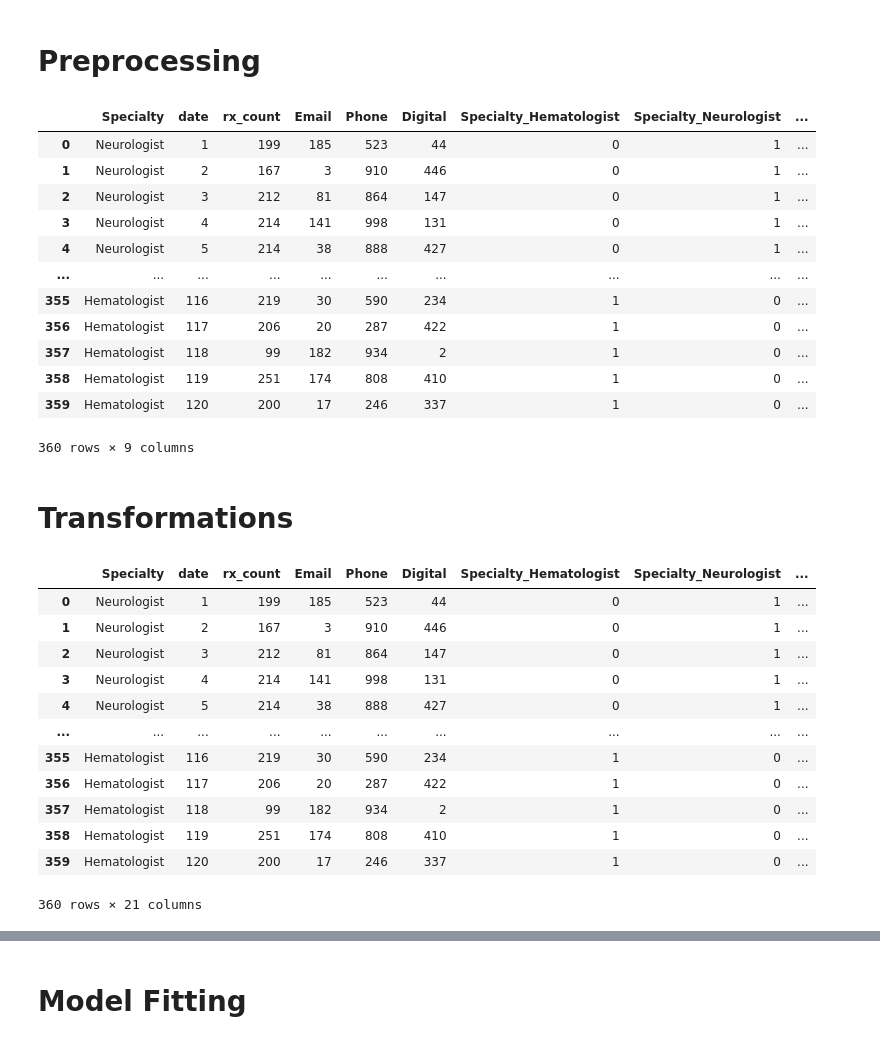
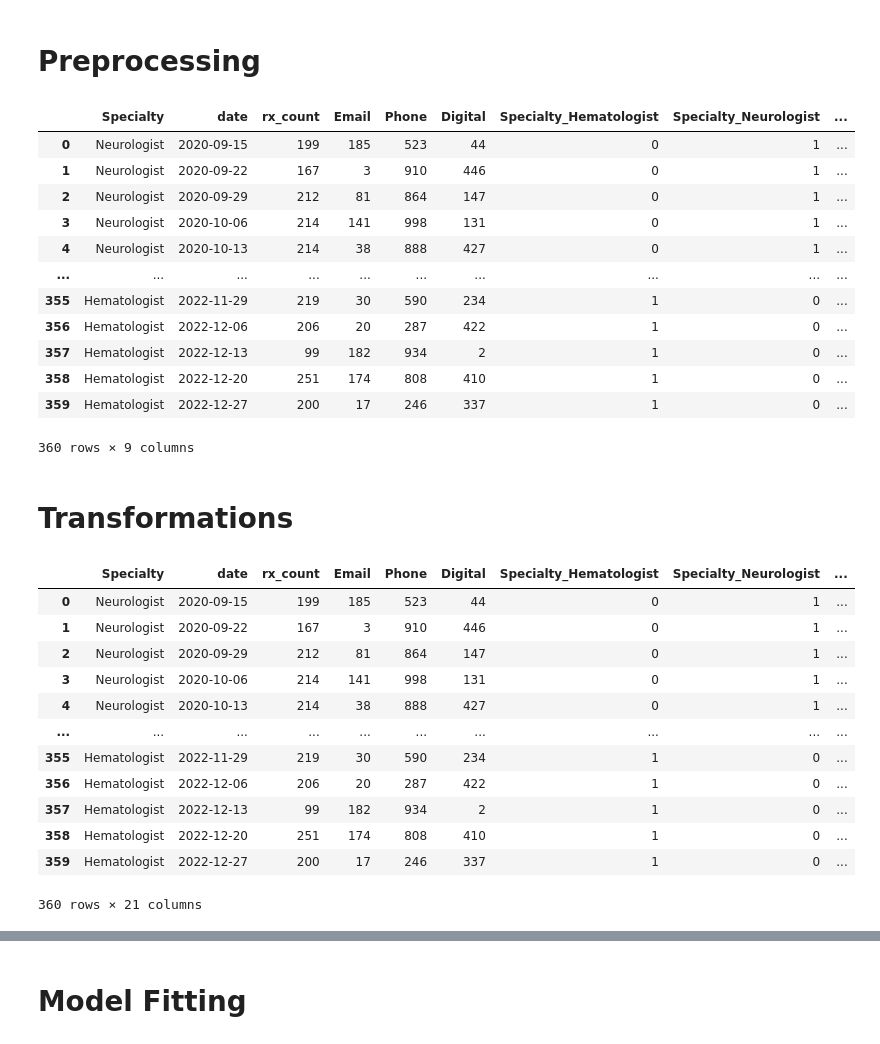
Before and after one commit to hsingh-mdsol/promotional_response_rf, a Jupyter notebook: research/sim_data_r_multi_model.ipynb, the cells around one changed output, grey strips where cells are left out. Drawn from its saved outputs; the diff is of its cells as text; code cells hidden in the pictures.

```diff
--- a/research/sim_data_r_multi_model.ipynb
+++ b/research/sim_data_r_multi_model.ipynb
@@ -36,20 +36,21 @@ The autoreload extension is already loaded. To reload it, use:
 # Preprocessing
 # %%
 df_pp = pd.read_csv('sim_data_r (1).csv')
+df_pp['date'] = pd.to_datetime(df_pp['date'])
 df_pp.drop(['Unnamed: 0'], axis=1, inplace=True)
 df_pp = pd.concat([df_pp, pd.get_dummies(df_pp[['Specialty']])], axis=1)
 df_pp
 # %% [output]
 |  | Specialty | date | rx_count | Email | Phone | Digital | Specialty_Hematologist | Specialty_Neurologist | ... |
-| 0 | Neurologist | 1 | 199 | 185 | 523 | 44 | 0 | 1 | ... |
-| 1 | Neurologist | 2 | 167 | 3 | 910 | 446 | 0 | 1 | ... |
-| 2 | Neurologist | 3 | 212 | 81 | 864 | 147 | 0 | 1 | ... |
-| 3 | Neurologist | 4 | 214 | 141 | 998 | 131 | 0 | 1 | ... |
-| 4 | Neurologist | 5 | 214 | 38 | 888 | 427 | 0 | 1 | ... |
+| 0 | Neurologist | 2020-09-15 | 199 | 185 | 523 | 44 | 0 | 1 | ... |
+| 1 | Neurologist | 2020-09-22 | 167 | 3 | 910 | 446 | 0 | 1 | ... |
+| 2 | Neurologist | 2020-09-29 | 212 | 81 | 864 | 147 | 0 | 1 | ... |
+| 3 | Neurologist | 2020-10-06 | 214 | 141 | 998 | 131 | 0 | 1 | ... |
+| 4 | Neurologist | 2020-10-13 | 214 | 38 | 888 | 427 | 0 | 1 | ... |
 | ... | ... | ... | ... | ... | ... | ... | ... | ... | ... |
-| 355 | Hematologist | 116 | 219 | 30 | 590 | 234 | 1 | 0 | ... |
-| 356 | Hematologist | 117 | 206 | 20 | 287 | 422 | 1 | 0 | ... |
-| 357 | Hematologist | 118 | 99 | 182 | 934 | 2 | 1 | 0 | ... |
-| 358 | Hematologist | 119 | 251 | 174 | 808 | 410 | 1 | 0 | ... |
-| 359 | Hematologist | 120 | 200 | 17 | 246 | 337 | 1 | 0 | ... |
+| 355 | Hematologist | 2022-11-29 | 219 | 30 | 590 | 234 | 1 | 0 | ... |
+| 356 | Hematologist | 2022-12-06 | 206 | 20 | 287 | 422 | 1 | 0 | ... |
+| 357 | Hematologist | 2022-12-13 | 99 | 182 | 934 | 2 | 1 | 0 | ... |
+| 358 | Hematologist | 2022-12-20 | 251 | 174 | 808 | 410 | 1 | 0 | ... |
+| 359 | Hematologist | 2022-12-27 | 200 | 17 | 246 | 337 | 1 | 0 | ... |
 360 rows × 9 columns
@@ -65,17 +68,17 @@ df_t = transform.lag_dv(df_t, 'Digital', 3, 'Specialty')
 df_t
 # %% [output]
 |  | Specialty | date | rx_count | Email | Phone | Digital | Specialty_Hematologist | Specialty_Neurologist | ... |
-| 0 | Neurologist | 1 | 199 | 185 | 523 | 44 | 0 | 1 | ... |
-| 1 | Neurologist | 2 | 167 | 3 | 910 | 446 | 0 | 1 | ... |
-| 2 | Neurologist | 3 | 212 | 81 | 864 | 147 | 0 | 1 | ... |
-| 3 | Neurologist | 4 | 214 | 141 | 998 | 131 | 0 | 1 | ... |
-| 4 | Neurologist | 5 | 214 | 38 | 888 | 427 | 0 | 1 | ... |
+| 0 | Neurologist | 2020-09-15 | 199 | 185 | 523 | 44 | 0 | 1 | ... |
+| 1 | Neurologist | 2020-09-22 | 167 | 3 | 910 | 446 | 0 | 1 | ... |
+| 2 | Neurologist | 2020-09-29 | 212 | 81 | 864 | 147 | 0 | 1 | ... |
+| 3 | Neurologist | 2020-10-06 | 214 | 141 | 998 | 131 | 0 | 1 | ... |
+| 4 | Neurologist | 2020-10-13 | 214 | 38 | 888 | 427 | 0 | 1 | ... |
 | ... | ... | ... | ... | ... | ... | ... | ... | ... | ... |
-| 355 | Hematologist | 116 | 219 | 30 | 590 | 234 | 1 | 0 | ... |
-| 356 | Hematologist | 117 | 206 | 20 | 287 | 422 | 1 | 0 | ... |
-| 357 | Hematologist | 118 | 99 | 182 | 934 | 2 | 1 | 0 | ... |
-| 358 | Hematologist | 119 | 251 | 174 | 808 | 410 | 1 | 0 | ... |
-| 359 | Hematologist | 120 | 200 | 17 | 246 | 337 | 1 | 0 | ... |
+| 355 | Hematologist | 2022-11-29 | 219 | 30 | 590 | 234 | 1 | 0 | ... |
+| 356 | Hematologist | 2022-12-06 | 206 | 20 | 287 | 422 | 1 | 0 | ... |
+| 357 | Hematologist | 2022-12-13 | 99 | 182 | 934 | 2 | 1 | 0 | ... |
+| 358 | Hematologist | 2022-12-20 | 251 | 174 | 808 | 410 | 1 | 0 | ... |
+| 359 | Hematologist | 2022-12-27 | 200 | 17 | 246 | 337 | 1 | 0 | ... |
 360 rows × 21 columns
 # %%
 df_t.describe()
```
Also changed, not shown: parts of 13 cells of this notebook, 3 other files.
